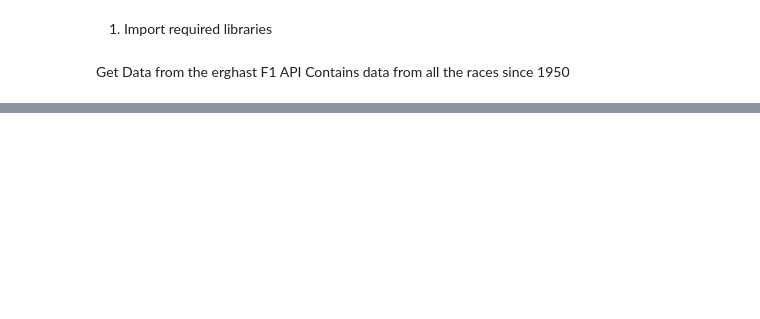
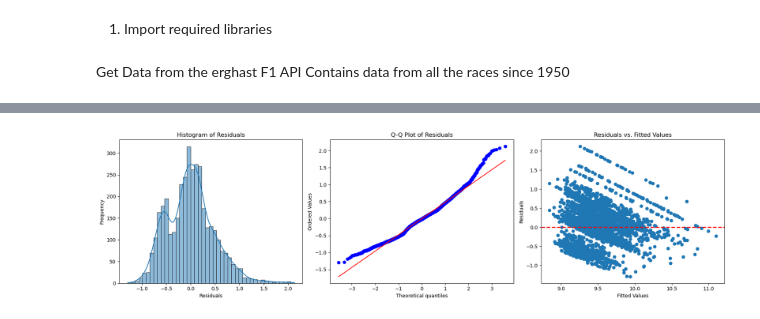
Before and after one commit to rameloa/School, a Jupyter notebook: 860AcquisitionManagementofData/Project/Code2.ipynb, the cells around one changed output, grey strips where cells are left out. Cells and saved outputs as stored; diff of their text form; code cells hidden in the pictures; blank space fills up the shorter version.

Commit message:
adding natural log

```diff
--- a/860AcquisitionManagementofData/Project/Code2.ipynb
+++ b/860AcquisitionManagementofData/Project/Code2.ipynb
@@ -296,0 +212,71 @@ predict_final_race_outcome.to_csv('predict.csv')
+# %%
+import pandas as pd
+import statsmodels.api as sm
+from sklearn.model_selection import train_test_split
+import matplotlib.pyplot as plt
+import seaborn as sns
+import scipy.stats as stats
+
+# Assuming df_cleaned is your DataFrame
+Xinitial = df_cleaned[['driverId', 'grid', 'stop', 'rank', 'Race_Circuit', 'Street_Circuit', 'laps', 'year', 'constructorId']]
+yinitial = df_cleaned['cumulative_time_seconds']
+
+#Applying Natural Log Tranformation
+yinitial_transformed = np.log(yinitial)
+print(f"Skewness of transformed cumulative_time_seconds: {yinitial_transformed.skew()}")
+
+X_train, X_test, y_train, y_test = train_test_split(Xinitial, yinitial_transformed, train_size=0.75, random_state=0)
+# Adding a constant to the model (intercept)
+X_train = sm.add_constant(X_train)
+X_test = sm.add_constant(X_test)
+
+# Fit the OLS model
+model = sm.OLS(y_train, X_train)
+results = model.fit()
+print("OLS Model Summary with Transformed Dependent Variable:")
+print(results.summary())
+predicted_y = results.predict(X_train)
+residuals = y_train - predicted_y
+
+# Plotting the residuals
+fig, ax = plt.subplots(1, 3, figsize=(18, 5))
+# Histogram of residuals
+sns.histplot(residuals, kde=True, ax=ax[0])
+ax[0].set_title('Histogram of Residuals')
+ax[0].set_xlabel('Residuals')
+ax[0].set_ylabel('Frequency')
+# Q-Q plot of residuals
+stats.probplot(residuals, dist="norm", plot=ax[1])
+ax[1].set_title('Q-Q Plot of Residuals')
+# Residuals vs. fitted values
+ax[2].scatter(results.fittedvalues, residuals)
+ax[2].axhline(0, color='red', linestyle='dashed', linewidth=2)
+ax[2].set_title('Residuals vs. Fitted Values')
+ax[2].set_xlabel('Fitted Values')
+ax[2].set_ylabel('Residuals')
+plt.tight_layout()
+plt.show()
+
+# Perform the Breusch-Pagan Test
+from statsmodels.stats.diagnostic import het_breuschpagan
+
+bp_test = het_breuschpagan(results.resid, results.model.exog)
+measures = ('LM Statistic', 'LM-Test p-value', 'F-Statistic', 'F-Test p-value')
+bp_results = dict(zip(measures, bp_test))
+print("Breusch-Pagan Test Results:")
+print(bp_results)
+if bp_results['LM-Test p-value'] < 0.05 or bp_results['F-Test p-value'] < 0.05:
+    print('The data has heteroskedasticity (p-value < 0.05). Applying Weighted Least Squares (WLS).')
+    weights = 1 / (results.resid ** 2)
+    wls_model = sm.WLS(y_train, X_train, weights=weights)
+    wls_results = wls_model.fit()
+    print("WLS Model Summary:")
+    print(wls_results.summary())
+else:
+    print('The data does not have significant heteroskedasticity (p-value >= 0.05). No need to apply WLS.')
+
+# Fit the OLS model with robust standard errors (regardless of heteroskedasticity result for comparison)
+results_robust = results.get_robustcov_results(cov_type='HC3')
+print("OLS Model with Robust Standard Errors Summary:")
+print(results_robust.summary())
+# %% [output]
@@ -296,0 +300 @@ predict_final_race_outcome.to_csv('predict.csv')
+[figure, added]
```
Also changed, not shown: parts of 17 cells of this notebook, 11 other files.
